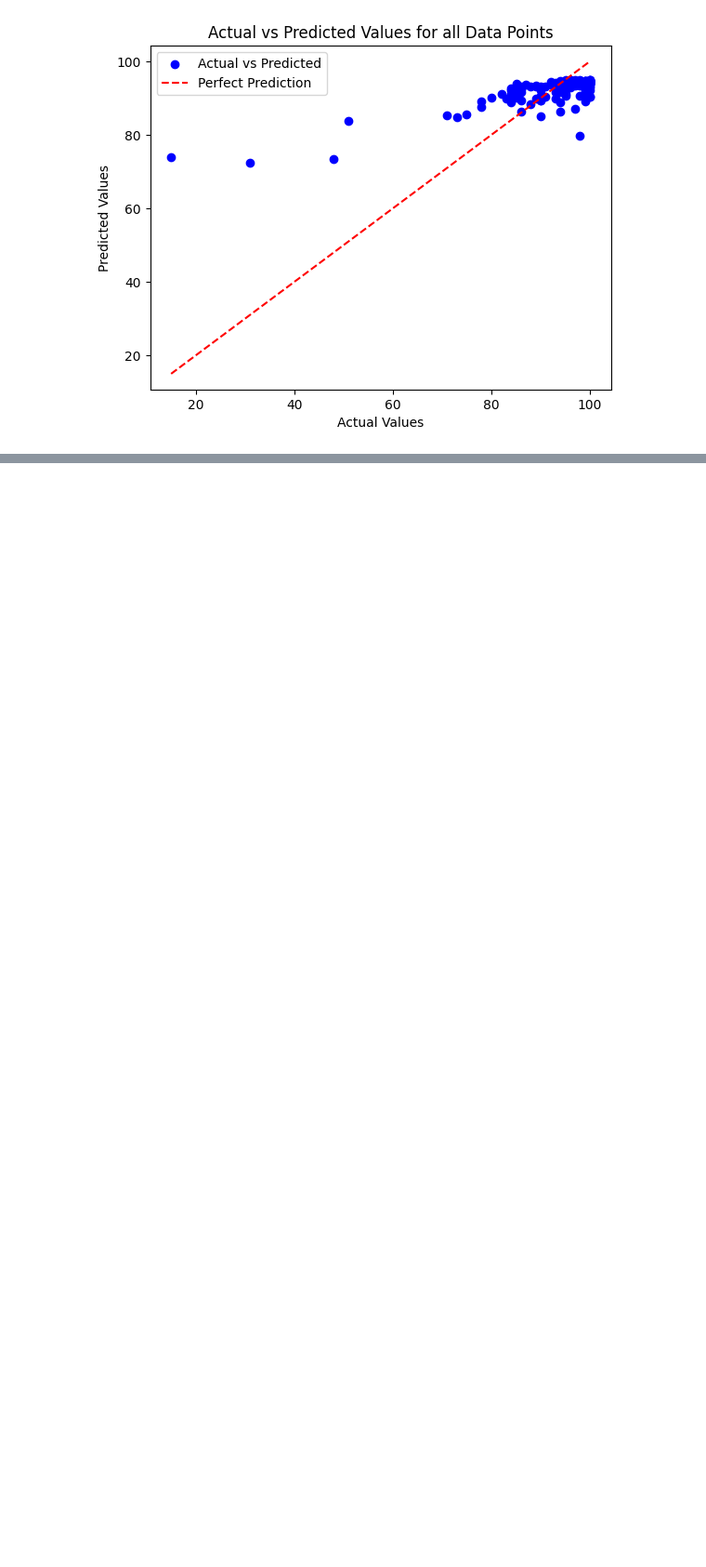
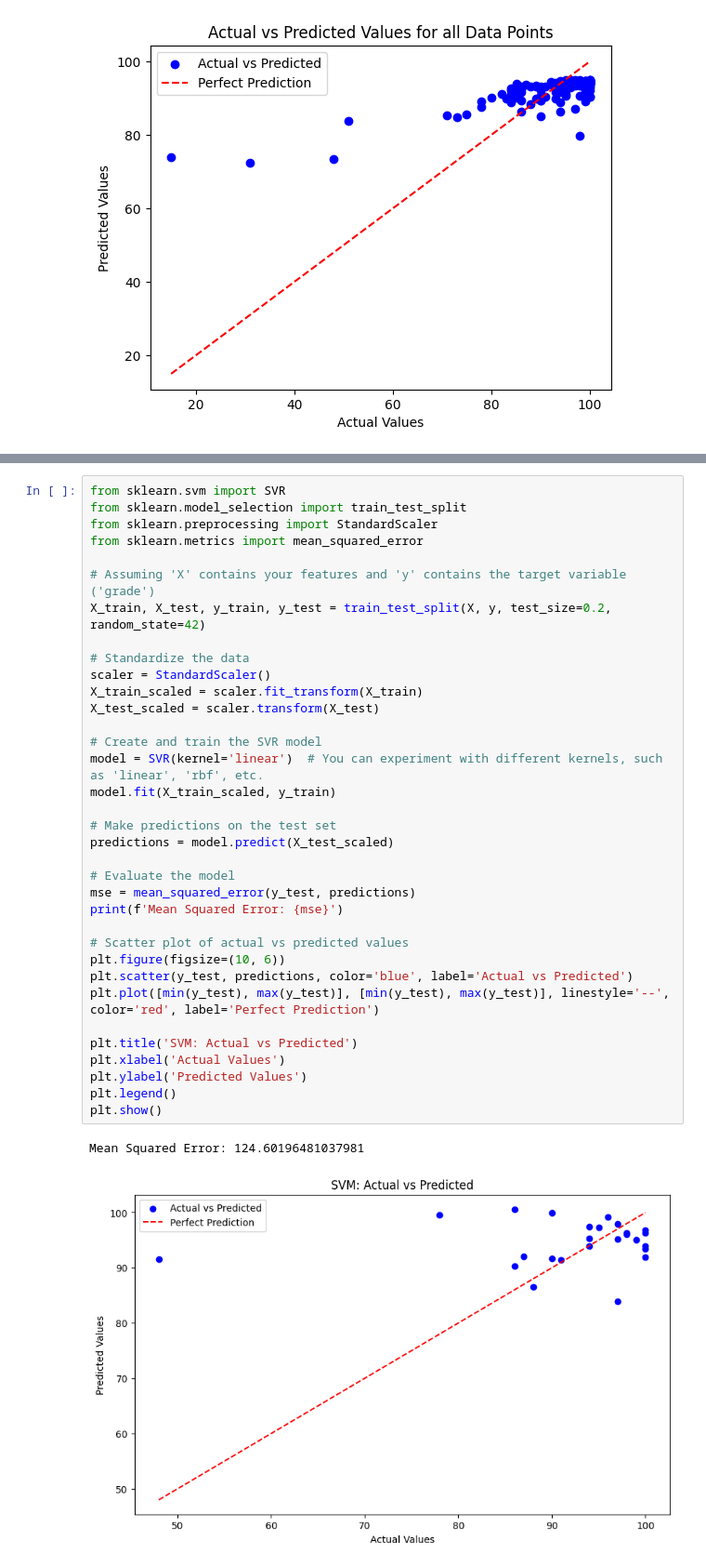
Before and after one commit to nusret35/cs412-project, a Jupyter notebook: cs412_code_base.ipynb, the cells around one changed output, grey strips where cells are left out. Shown at 93% size. Drawn from its saved outputs; the diff is of its cells as text; blank space fills up the shorter version.

```diff
--- a/cs412_code_base.ipynb
+++ b/cs412_code_base.ipynb
@@ -1157,0 +1206,38 @@ plt.show()
+# %%
+from sklearn.svm import SVR
+from sklearn.model_selection import train_test_split
+from sklearn.preprocessing import StandardScaler
+from sklearn.metrics import mean_squared_error
+
+# Assuming 'X' contains your features and 'y' contains the target variable ('grade')
+X_train, X_test, y_train, y_test = train_test_split(X, y, test_size=0.2, random_state=42)
+
+# Standardize the data
+scaler = StandardScaler()
+X_train_scaled = scaler.fit_transform(X_train)
+X_test_scaled = scaler.transform(X_test)
+
+# Create and train the SVR model
+model = SVR(kernel='linear')  # You can experiment with different kernels, such as 'linear', 'rbf', etc.
+model.fit(X_train_scaled, y_train)
+
+# Make predictions on the test set
+predictions = model.predict(X_test_scaled)
+
+# Evaluate the model
+mse = mean_squared_error(y_test, predictions)
+print(f'Mean Squared Error: {mse}')
+
+# Scatter plot of actual vs predicted values
+plt.figure(figsize=(10, 6))
+plt.scatter(y_test, predictions, color='blue', label='Actual vs Predicted')
+plt.plot([min(y_test), max(y_test)], [min(y_test), max(y_test)], linestyle='--', color='red', label='Perfect Prediction')
+
+plt.title('SVM: Actual vs Predicted')
+plt.xlabel('Actual Values')
+plt.ylabel('Predicted Values')
+plt.legend()
+plt.show()
+# %% [output]
+Mean Squared Error: 124.60196481037981
+[figure, added]
```
Also changed, not shown: parts of 10 cells of this notebook.
